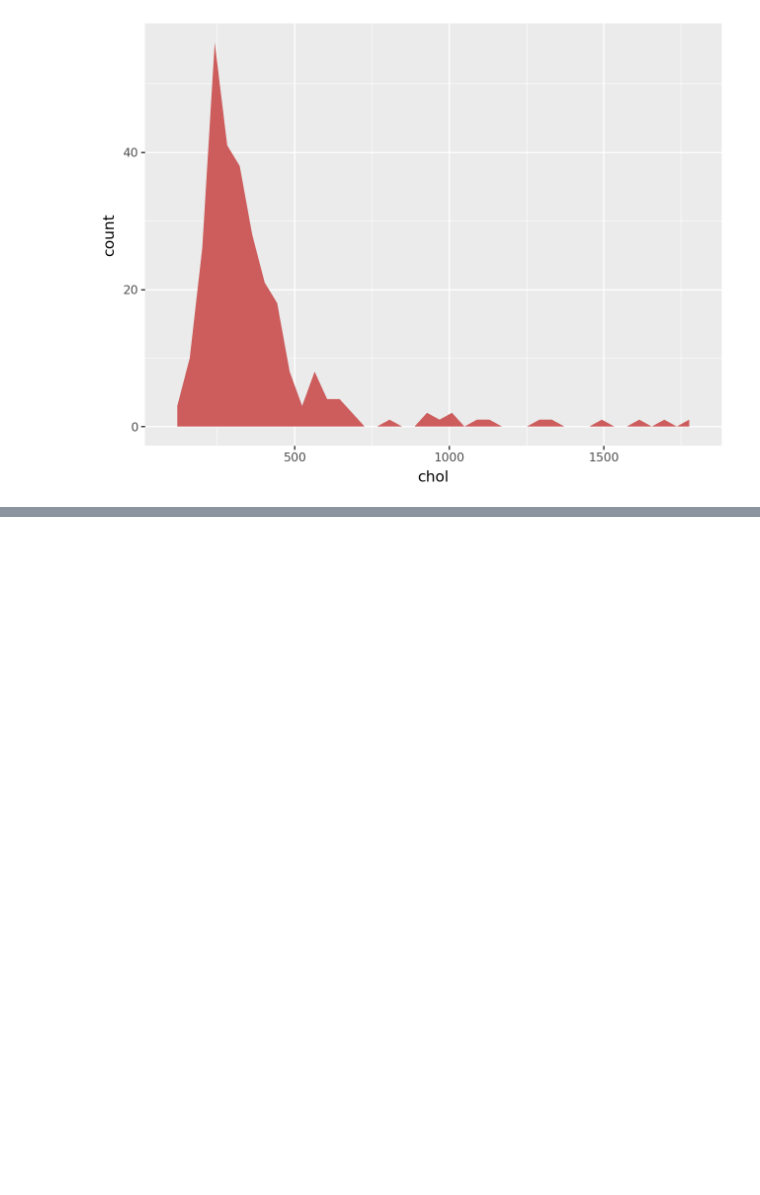
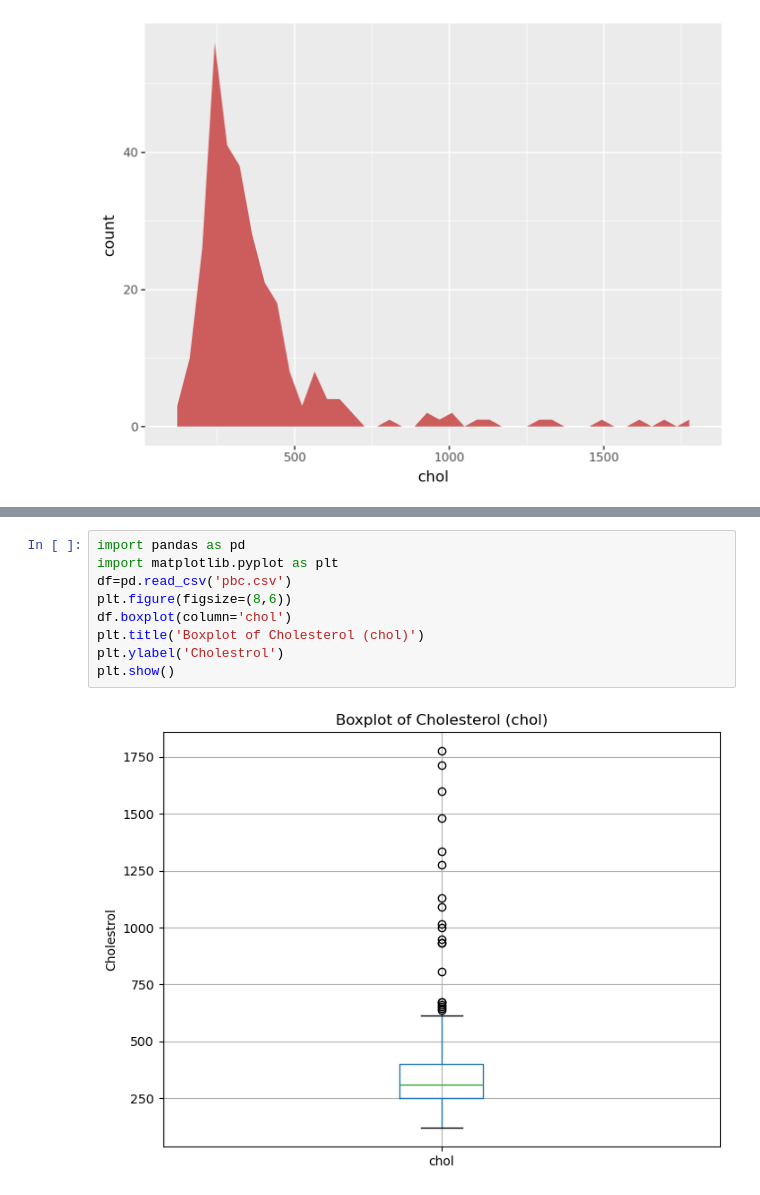
Before and after one commit to pepel63/Continous-Varibles-Exploration, a Jupyter notebook: Continous Varibles.ipynb, the cells around one changed output, grey strips where cells are left out. Drawn from its saved outputs; the diff is of its cells as text; blank space fills up the shorter version.

```diff
--- a/Continous Varibles.ipynb
+++ b/Continous Varibles.ipynb
@@ -79,0 +133,11 @@ y
+# %%
+import pandas as pd
+import matplotlib.pyplot as plt
+df=pd.read_csv('pbc.csv')
+plt.figure(figsize=(8,6))
+df.boxplot(column='chol')
+plt.title('Boxplot of Cholesterol (chol)')
+plt.ylabel('Cholestrol')
+plt.show()
+# %% [output]
+[figure, added]
```
Also changed, not shown: parts of 12 cells of this notebook.
